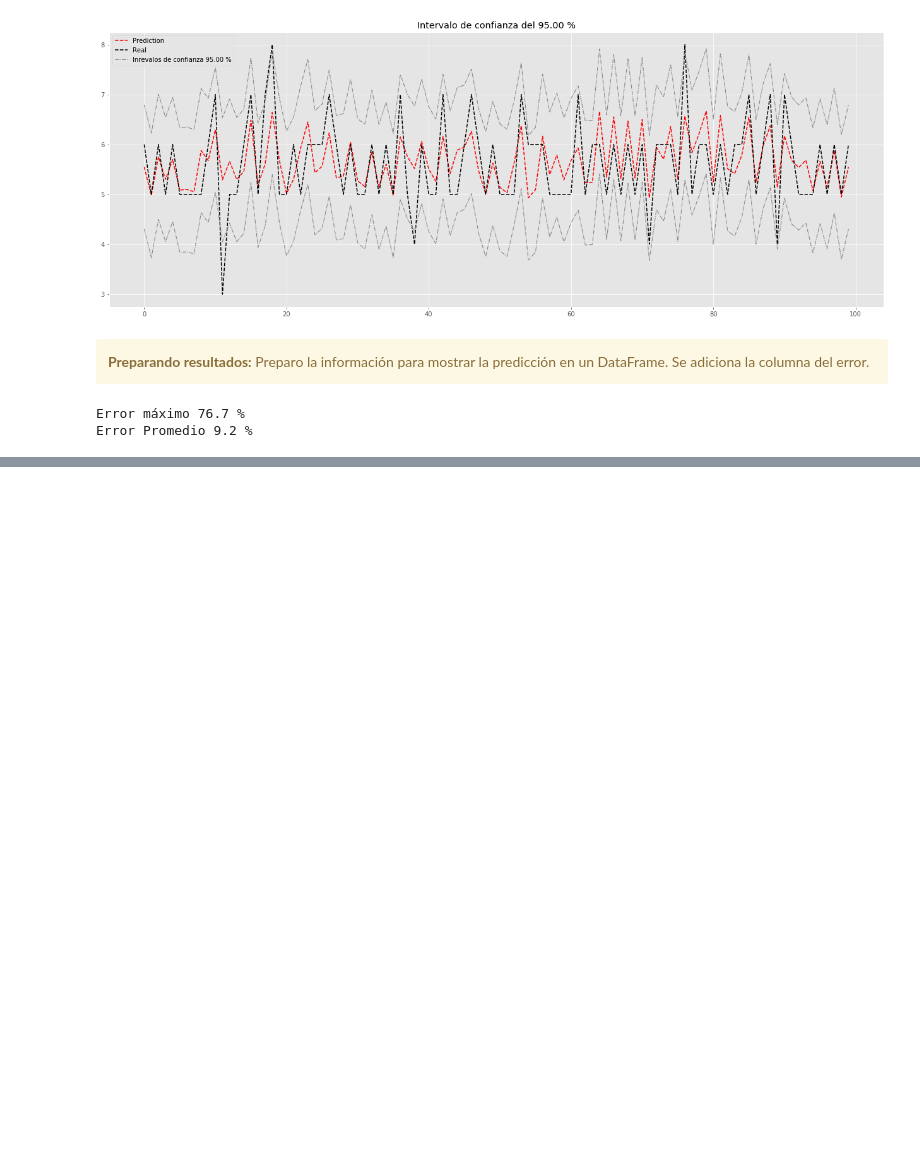
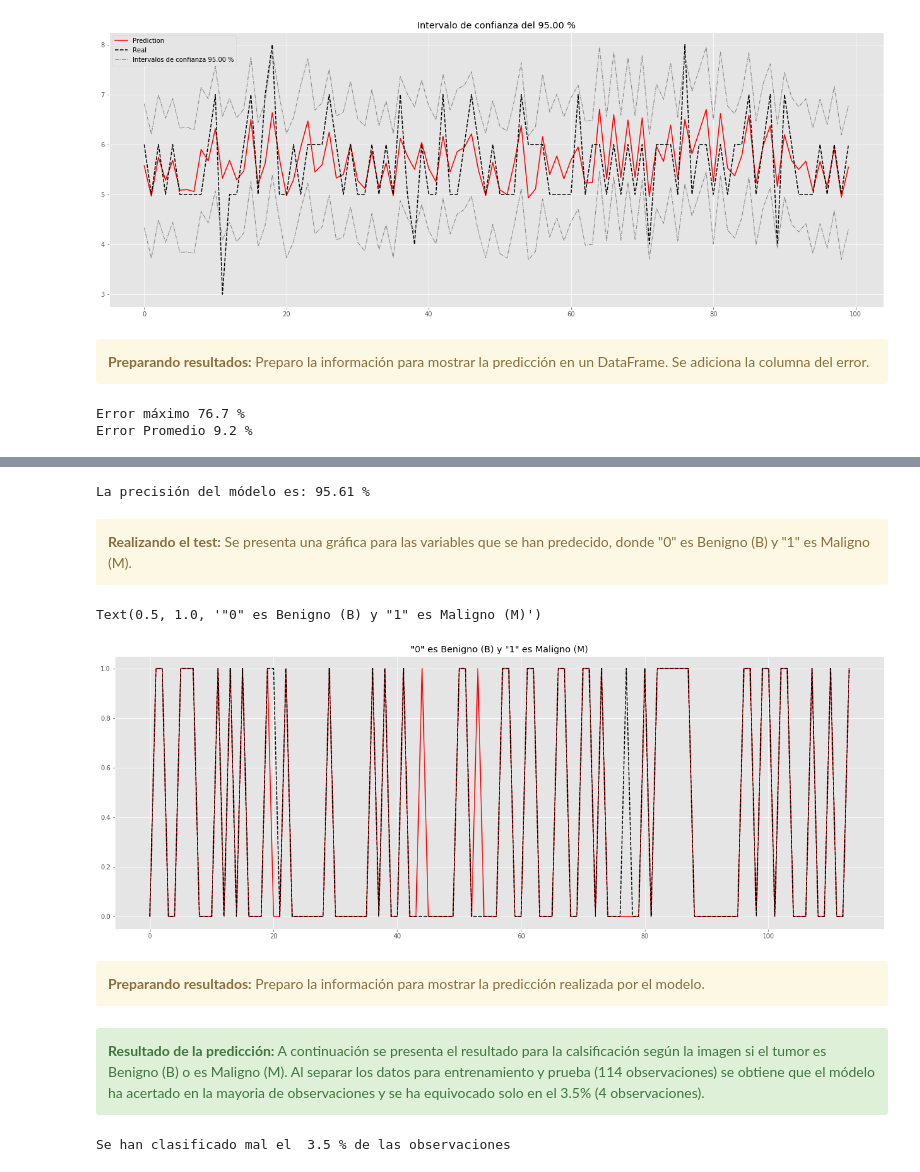
Before and after one commit to WRopero/GAMs_UdeA, a Jupyter notebook: GAMs_UdeA.ipynb, the cells around one changed output, grey strips where cells are left out. Cells and saved outputs as stored; diff of their text form; code cells hidden in the pictures; blank space fills up the shorter version.

```diff
--- a/GAMs_UdeA.ipynb
+++ b/GAMs_UdeA.ipynb
@@ -370,0 +454,5 @@ table_predict.loc[:11,]
+# %%
+X_train, X_test, y_train, y_test = train_test_split(tumors_X, tumors_y, test_size=0.2, random_state=42)
+
+gam = LogisticGAM().gridsearch(X_train, y_train)
+gam.summary()
@@ -370,0 +478,19 @@ table_predict.loc[:11,]
+# %%
+print('La precisión del módelo es:',round(gam.accuracy(tumors_X, tumors_y)*100,2),"%")
+# %% [output]
+La precisión del módelo es: 95.61 %
+# %% [markdown]
+<div class="alert alert-block alert-warning"><b>Realizando el test:</b> Se presenta una gráfica para las variables que se han predecido, donde "0" es Benigno (B) y "1" es Maligno (M). </div>
+# %%
+
+predictions = gam.predict(X_test)
+xsa = range(len(predictions))
+
+plt.rcParams['figure.figsize'] = (22, 8)
+plt.plot(xsa, predictions, 'r', xsa, y_test, '--k', lw = 1.5)
+plt.title('"0" es Benigno (B) y "1" es Maligno (M)')
+# %% [output]
+Text(0.5, 1.0, '"0" es Benigno (B) y "1" es Maligno (M)')
+[figure, added]
+# %% [markdown]
+<div class="alert alert-block alert-warning"><b>Preparando resultados:</b> Preparo la información para mostrar  la predicción realizada por el modelo. </div>
@@ -370,0 +512,7 @@ table_predict.loc[:11,]
+# %% [markdown]
+ <div class="alert alert-block alert-success"><b>Resultado de la predicción:</b> A continuación se presenta el resultado para la calsificación según la imagen si el tumor es Benigno (B) o es Maligno (M). Al separar los datos para entrenamiento y prueba (114 observaciones) se obtiene que el módelo ha acertado en la mayoria de observaciones y se ha equivocado solo en el 3.5% (4 observaciones).</div>
+# %%
+print("Se han clasificado mal el ",round(((table_predict.groupby(['¿Bien?']).count().iloc[0,0])/
+                                          len(table_predict))*100,1),"%","de las observaciones")
+# %% [output]
+Se han clasificado mal el  3.5 % de las observaciones
```
Also changed, not shown: parts of 29 cells of this notebook, 2 other files.
